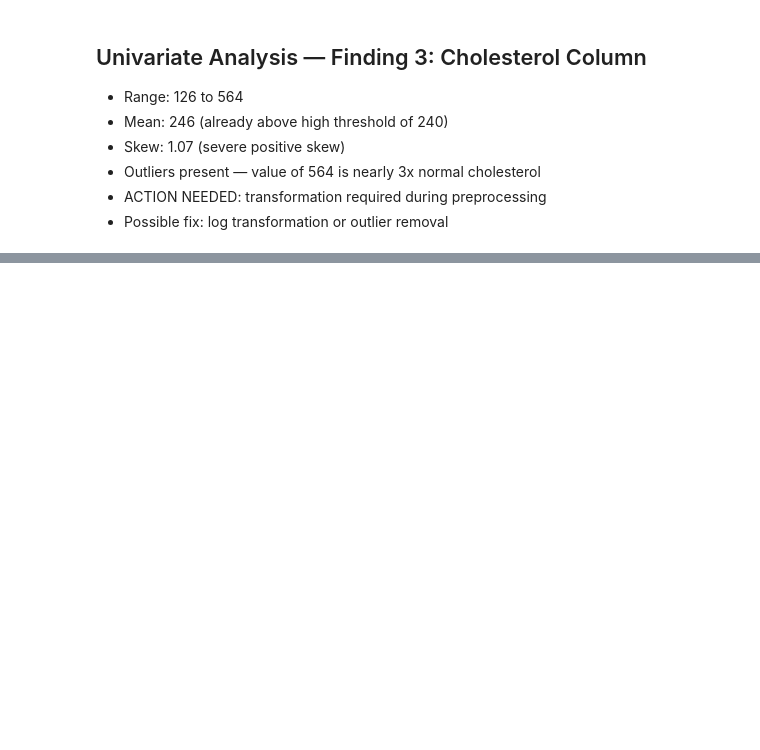
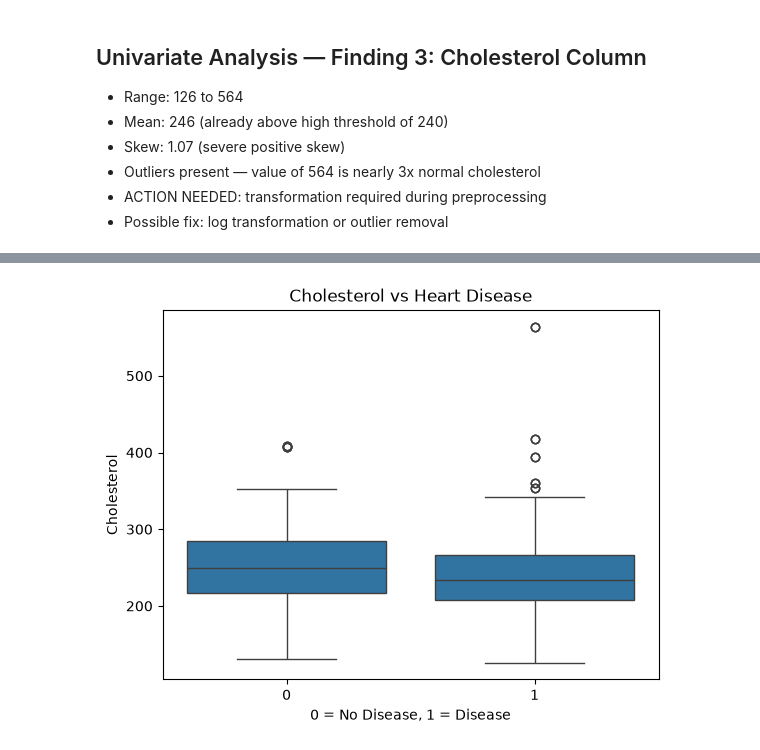
Before and after one commit to korlapuacharyrohan-ai/heart-diseases-prediction, a Jupyter notebook: heart_disease_project.ipynb, the cells around one changed output, grey strips where cells are left out. Cells and saved outputs as stored; diff of their text form; code cells hidden in the pictures; blank space fills up the shorter version.

```diff
--- a/heart_disease_project.ipynb
+++ b/heart_disease_project.ipynb
@@ -169,0 +185,8 @@ plt.show()
+# %%
+sns.boxplot(x=df['target'], y=df['chol'])
+plt.title('Cholesterol vs Heart Disease')
+plt.xlabel('0 = No Disease, 1 = Disease')
+plt.ylabel('Cholesterol')
+plt.show()
+# %% [output]
+[figure, added]
```
Also changed, not shown: parts of 17 cells of this notebook.
